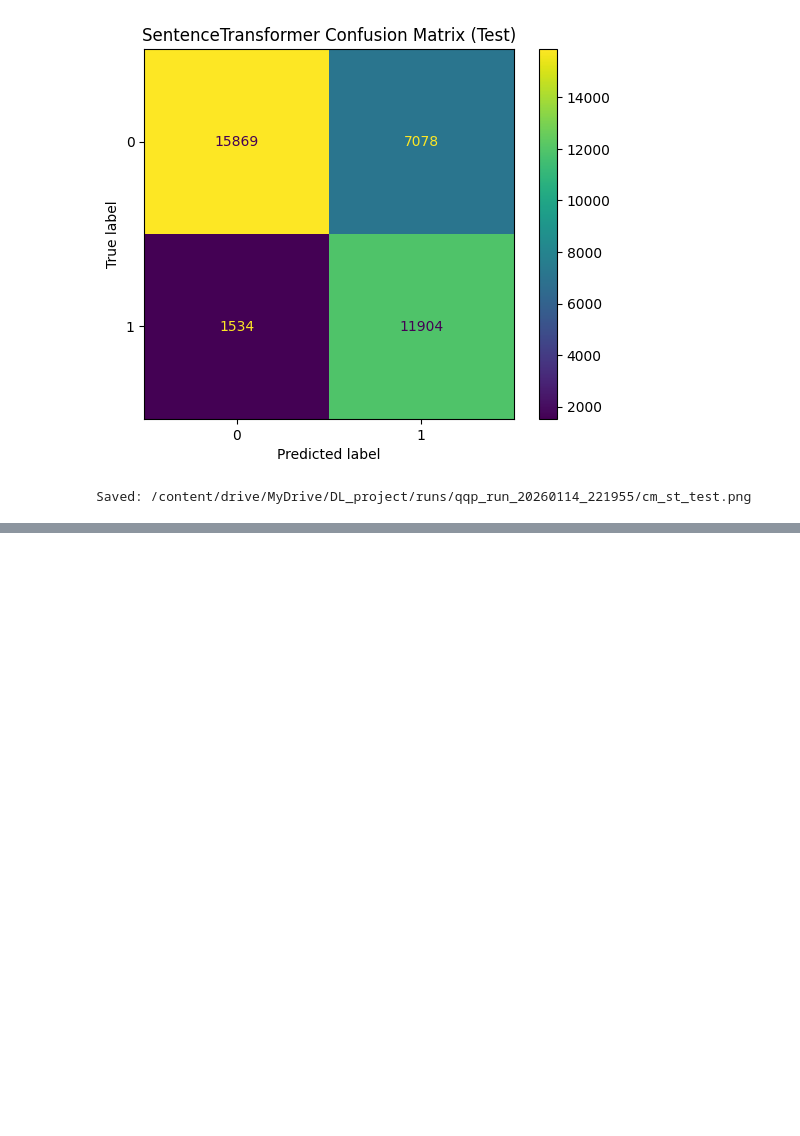
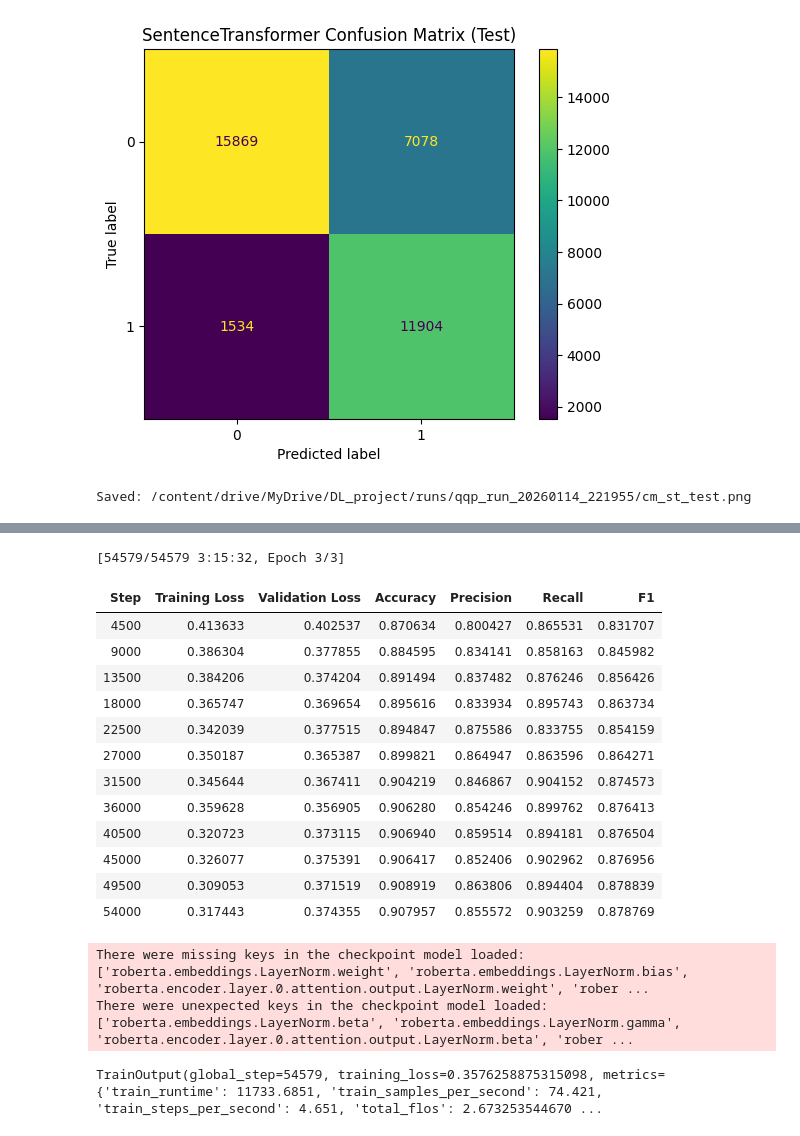
Before and after one commit to kristinhambardzumyan/ASDS-DeepLearning, a Jupyter notebook: QQP_duplicate_question_detection.ipynb, the cells around one changed output, grey strips where cells are left out. Cells and saved outputs as stored; diff of their text form; code cells hidden in the pictures; blank space fills up the shorter version.

```diff
--- a/QQP_duplicate_question_detection.ipynb
+++ b/QQP_duplicate_question_detection.ipynb
@@ -382,0 +343,54 @@ Saved: /content/drive/MyDrive/DL_project/runs/qqp_run_20260114_221955/cm_bert_te
+# %%
+EVAL_STEPS = 4500
+training_args = TrainingArguments(
+    output_dir=os.path.join(RUN_DIR, "checkpoints"),
+    num_train_epochs=3,
+    eval_strategy="steps",
+    eval_steps=EVAL_STEPS,
+    save_strategy="steps",
+    save_steps=EVAL_STEPS,
+    save_total_limit=1,
+    load_best_model_at_end=True,
+    metric_for_best_model="f1",
+    greater_is_better=True,
+    learning_rate=1e-5,
+    weight_decay=0.10,
+    label_smoothing_factor=0.1,
+    per_device_train_batch_size=16,
+    per_device_eval_batch_size=32,
+    logging_steps=200,
+    report_to="none",
+    fp16=False,
+    bf16=False,
+)
+# %%
+trainer = Trainer(
+    model=model,
+    args=training_args,
+    train_dataset=train_tok,
+    eval_dataset=val_tok,
+    data_collator=data_collator,
+    compute_metrics=hf_compute_metrics,
+    callbacks=[EarlyStoppingCallback(early_stopping_patience=2)],
+)
+
+train_output = trainer.train()
+train_output
+# %% [output]
+[54579/54579 3:15:32, Epoch 3/3]
+| Step | Training Loss | Validation Loss | Accuracy | Precision | Recall | F1 |
+| 4500 | 0.413633 | 0.402537 | 0.870634 | 0.800427 | 0.865531 | 0.831707 |
+| 9000 | 0.386304 | 0.377855 | 0.884595 | 0.834141 | 0.858163 | 0.845982 |
+| 13500 | 0.384206 | 0.374204 | 0.891494 | 0.837482 | 0.876246 | 0.856426 |
+| 18000 | 0.365747 | 0.369654 | 0.895616 | 0.833934 | 0.895743 | 0.863734 |
+| 22500 | 0.342039 | 0.377515 | 0.894847 | 0.875586 | 0.833755 | 0.854159 |
+| 27000 | 0.350187 | 0.365387 | 0.899821 | 0.864947 | 0.863596 | 0.864271 |
+| 31500 | 0.345644 | 0.367411 | 0.904219 | 0.846867 | 0.904152 | 0.874573 |
+| 36000 | 0.359628 | 0.356905 | 0.906280 | 0.854246 | 0.899762 | 0.876413 |
+| 40500 | 0.320723 | 0.373115 | 0.906940 | 0.859514 | 0.894181 | 0.876504 |
+| 45000 | 0.326077 | 0.375391 | 0.906417 | 0.852406 | 0.902962 | 0.876956 |
+| 49500 | 0.309053 | 0.371519 | 0.908919 | 0.863806 | 0.894404 | 0.878839 |
+| 54000 | 0.317443 | 0.374355 | 0.907957 | 0.855572 | 0.903259 | 0.878769 |
+There were missing keys in the checkpoint model loaded: ['roberta.embeddings.LayerNorm.weight', 'roberta.embeddings.LayerNorm.bias', 'roberta.encoder.layer.0.attention.output.LayerNorm.weight', 'rober ...
+There were unexpected keys in the checkpoint model loaded: ['roberta.embeddings.LayerNorm.beta', 'roberta.embeddings.LayerNorm.gamma', 'roberta.encoder.layer.0.attention.output.LayerNorm.beta', 'rober ...
+TrainOutput(global_step=54579, training_loss=0.3576258875315098, metrics={'train_runtime': 11733.6851, 'train_samples_per_second': 74.421, 'train_steps_per_second': 4.651, 'total_flos': 2.673253544670 ...
```
Also changed, not shown: parts of 16 cells of this notebook, 1 other file.
